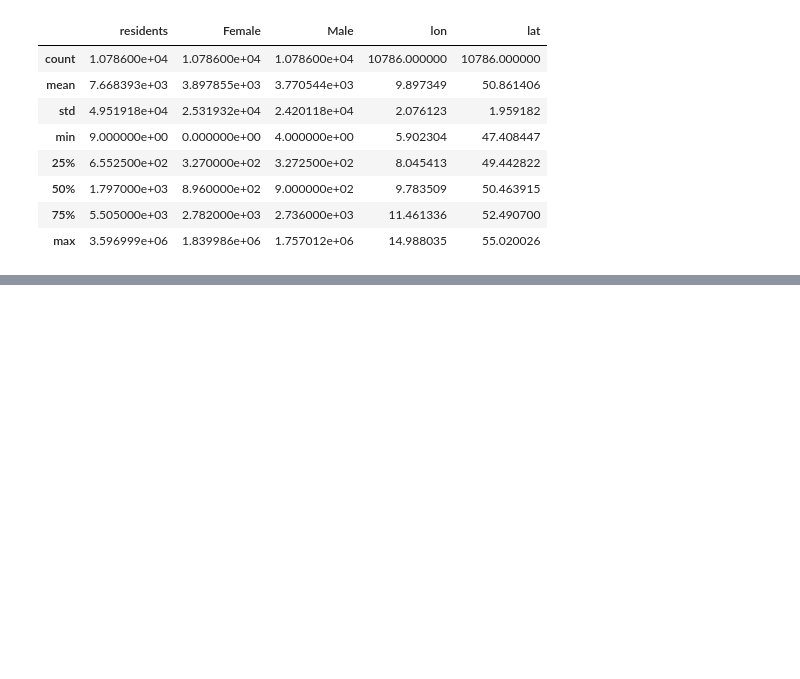
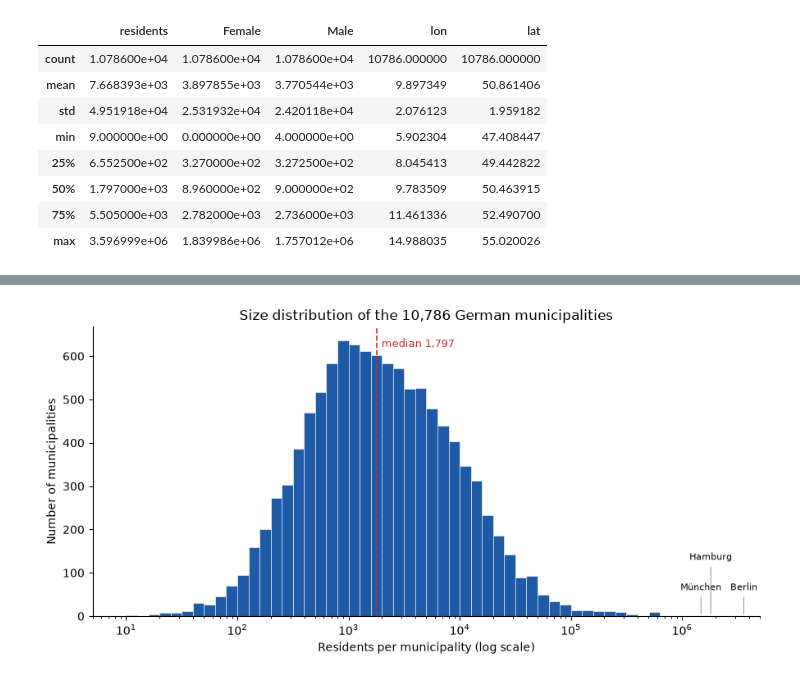
Before and after one commit to dimitrisavellas/Vizualization_Project-, a Jupyter notebook: problem_2.ipynb, the cells around one changed output, grey strips where cells are left out. Drawn from its saved outputs; the diff is of its cells as text; code cells hidden in the pictures; blank space fills up the shorter version.

Commit message:
Problem 2.1 and 2.2: corrected import, size distribution

```diff
--- a/problem_2.ipynb
+++ b/problem_2.ipynb
@@ -34,13 +37,21 @@ KEY = ["MunicipalityID", "Age", "Marital status", "Gender"]
 print("duplicated keys per municipality:",
       list(census[census.duplicated(KEY, keep=False)]["MunicipalityID"].unique()))
 
-census = (census.sort_values("Count", ascending=False)
-          .drop_duplicates(KEY)
-          .sort_values(KEY)
-          .reset_index(drop=True))
+census = (census.groupby(KEY, observed=True, as_index=False)
+          .agg(Municipality=("Municipality", "first"), Count=("Count", "sum"))
+          [["Municipality"] + KEY + ["Count"]])
 
 germany = census[census["MunicipalityID"] == "0"]
 muni = census[census["MunicipalityID"] != "0"]
+
+# check: national counts after summing vs. sum over municipalities
+chk = pd.DataFrame({
+    "national": germany.query("Age == 'Overall' and Gender == 'Overall'")
+                       .set_index("Marital status")["Count"],
+    "sum of municipalities": muni.query("Age == 'Overall' and Gender == 'Overall'")
+                                 .groupby("Marital status")["Count"].sum(),
+})
+print(chk)
 
 print(f"{muni['MunicipalityID'].nunique()} municipalities, "
       f"{muni['Municipality'].nunique()} distinct names (names are not unique)")
@@ -92,0 +118,23 @@ mdf.describe()
+# %%
+size = mdf["residents"]
+bins = np.logspace(0, 7, 71)  # 10^0 … 10^7, 10 bins per decade
+
+fig, ax = plt.subplots(figsize=(9, 4.5))
+ax.hist(size, bins=bins, color="#1f5aa6", edgecolor="white", linewidth=0.4)
+ax.set_xscale("log")
+ax.set_xlim(5, 5e6)
+ax.axvline(size.median(), color="#d62728", lw=1.2, ls="--")
+ax.text(size.median() * 1.1, ax.get_ylim()[1] * 0.93, f"median {size.median():,.0f}",
+        color="#d62728", fontsize=9)
+for name, h in [("München", 60), ("Hamburg", 130), ("Berlin", 60)]:
+    n = mdf.loc[mdf["Municipality"] == name, "residents"].item()
+    ax.annotate(name, (n, 0), xytext=(n, h), ha="center", fontsize=8,
+                arrowprops=dict(arrowstyle="-", color="grey", lw=0.6))
+ax.set_xlabel("Residents per municipality (log scale)")
+ax.set_ylabel("Number of municipalities")
+ax.set_title(f"Size distribution of the {len(size):,} German municipalities")
+ax.spines[["top", "right"]].set_visible(False)
+plt.tight_layout()
+plt.show()
+# %% [output]
+[figure, added]
```
Also changed, not shown: parts of 8 cells of this notebook.
